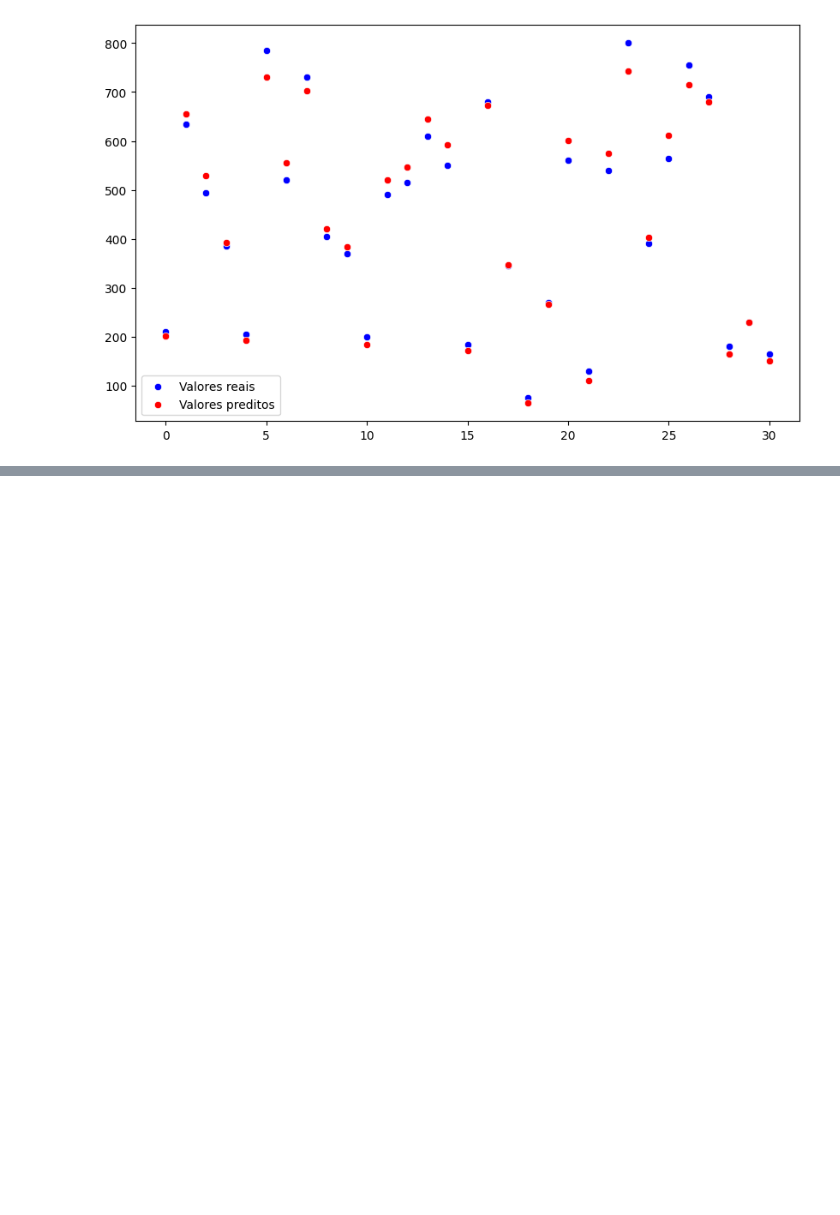
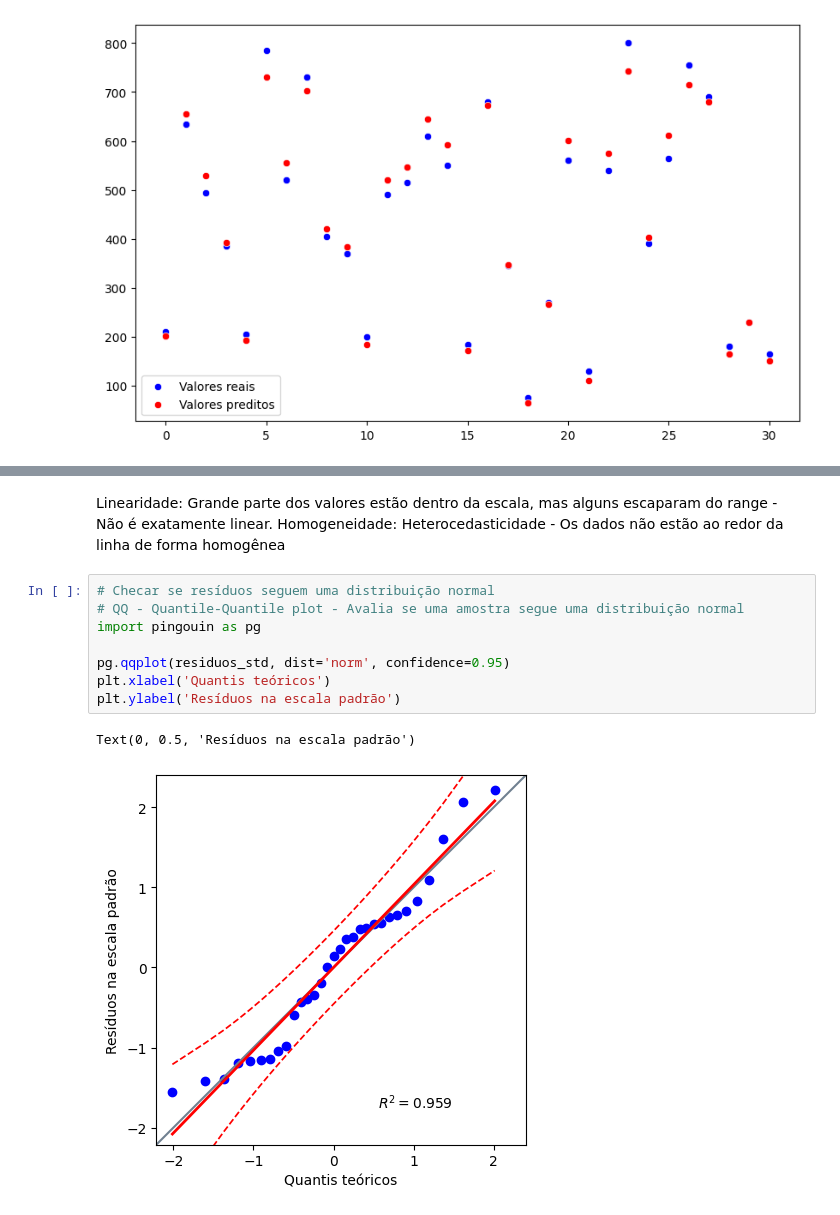
Before and after one commit to SeleneNoir/regressao_linear_simples, a Jupyter notebook: modelo_pontuacao.ipynb, the cells around one changed output, grey strips where cells are left out. Drawn from its saved outputs; the diff is of its cells as text; blank space fills up the shorter version.

```diff
--- a/modelo_pontuacao.ipynb
+++ b/modelo_pontuacao.ipynb
@@ -204,0 +230,14 @@ plt.show()
+# %% [markdown]
+Linearidade: Grande parte dos valores estão dentro da escala, mas alguns escaparam do range - Não é exatamente linear.
+Homogeneidade: Heterocedasticidade - Os dados não estão ao redor da linha de forma homogênea
+# %%
+# Checar se resíduos seguem uma distribuição normal
+# QQ - Quantile-Quantile plot - Avalia se uma amostra segue uma distribuição normal
+import pingouin as pg
+
+pg.qqplot(residuos_std, dist='norm', confidence=0.95)
+plt.xlabel('Quantis teóricos')
+plt.ylabel('Resíduos na escala padrão')
+# %% [output]
+Text(0, 0.5, 'Resíduos na escala padrão')
+[figure, added]
```
Also changed, not shown: parts of 12 cells of this notebook, 2 other files.
